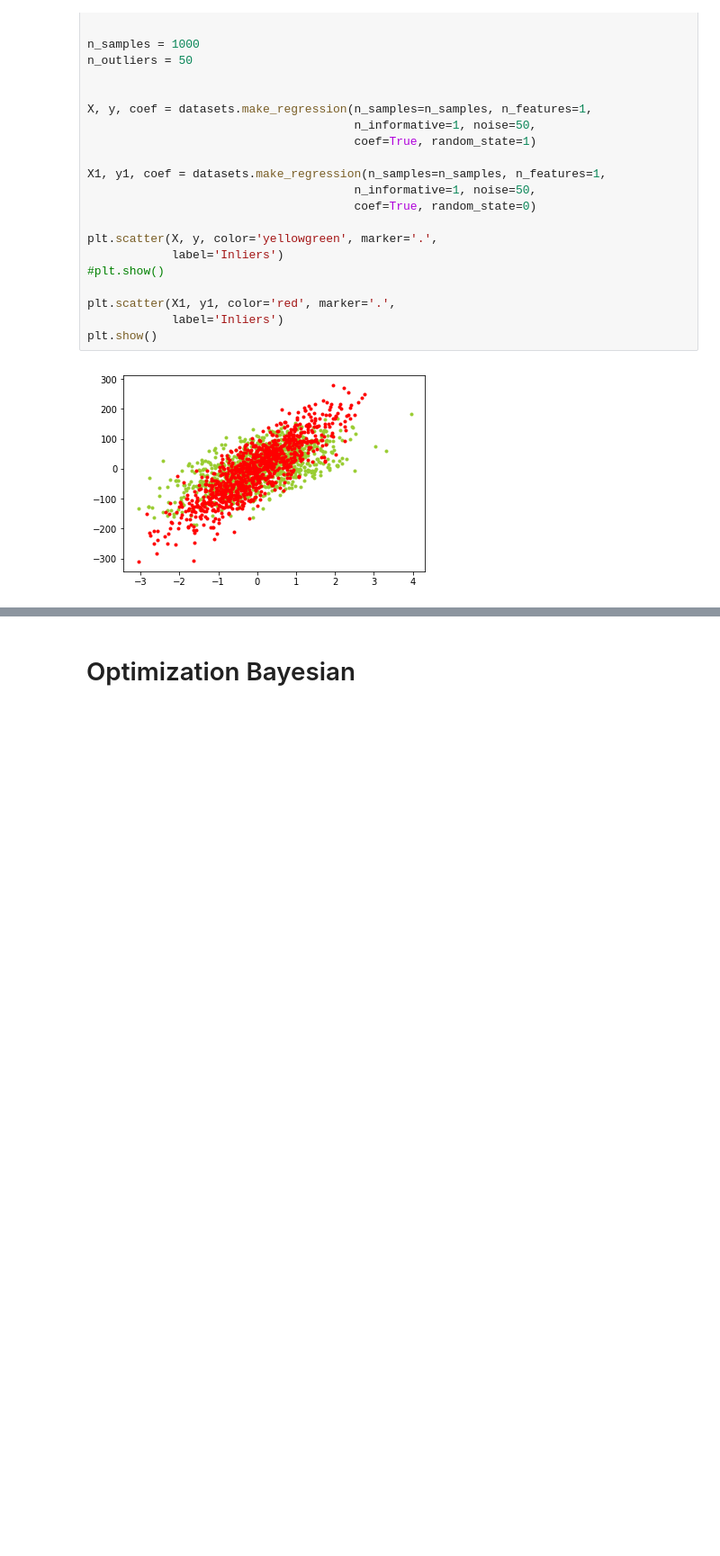
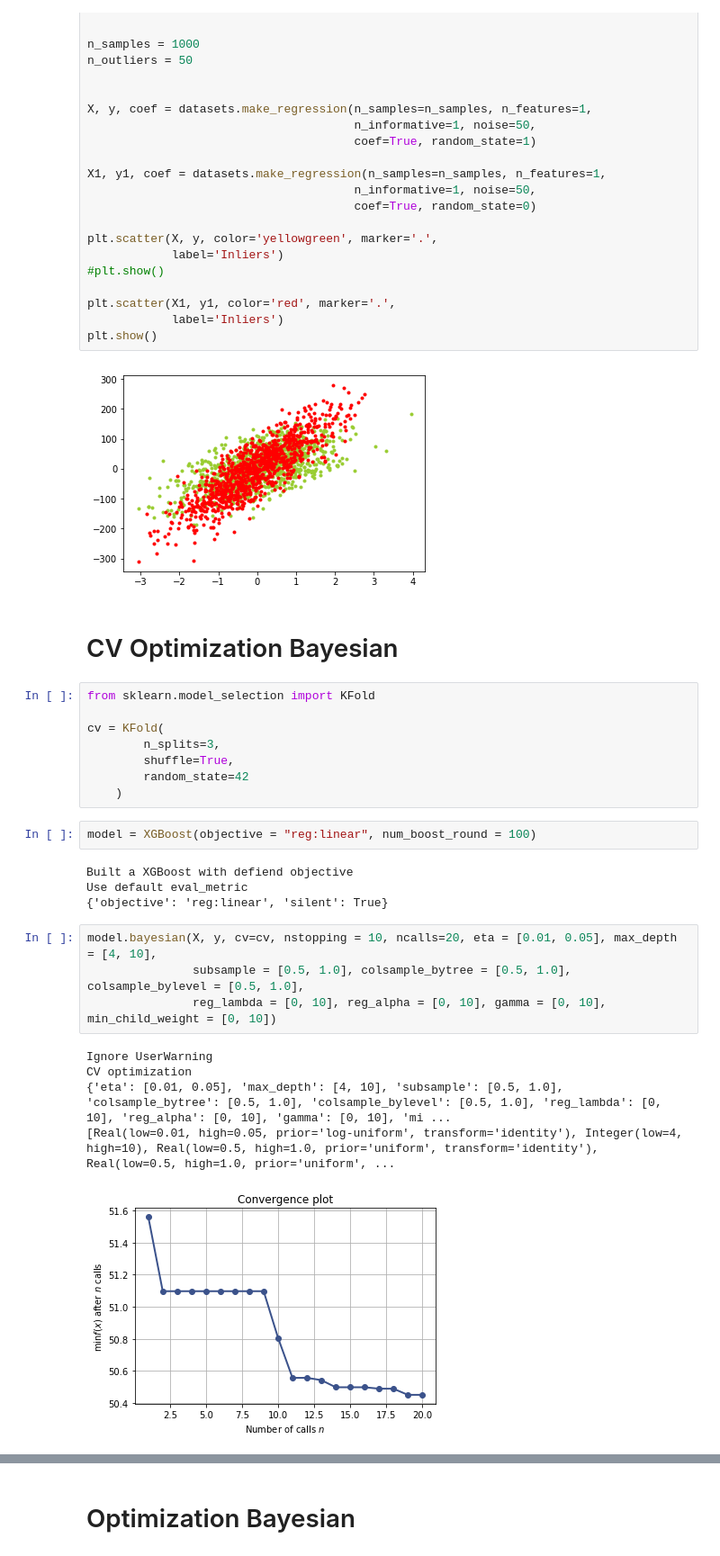
Before and after one commit to m-rahimi/ML_module, a Jupyter notebook: XGBoost_Module.ipynb, the cells around one changed output, grey strips where cells are left out. Shown: that part at 90% size. Saved outputs shown, nothing was run; the diff lists cells and outputs as text; blank space fills up the shorter version.

Commit message:
Add files via upload
add cv optimization

```diff
--- a/XGBoost_Module.ipynb
+++ b/XGBoost_Module.ipynb
@@ -270,3 +301,29 @@ plt.scatter(X1, y1, color='red', marker='.',
 plt.show()
 # %% [output]
 [figure]
+# %% [markdown]
+# CV Optimization Bayesian
+# %%
+from sklearn.model_selection import KFold
+
+cv = KFold(
+        n_splits=3,
+        shuffle=True,
+        random_state=42
+    )
+# %%
+model = XGBoost(objective = "reg:linear", num_boost_round = 100)
+# %% [output]
+Built a XGBoost with defiend objective
+Use default eval_metric
+{'objective': 'reg:linear', 'silent': True}
+# %%
+model.bayesian(X, y, cv=cv, nstopping = 10, ncalls=20, eta = [0.01, 0.05], max_depth = [4, 10],
+               subsample = [0.5, 1.0], colsample_bytree = [0.5, 1.0], colsample_bylevel = [0.5, 1.0],
+               reg_lambda = [0, 10], reg_alpha = [0, 10], gamma = [0, 10], min_child_weight = [0, 10])
+# %% [output]
+Ignore UserWarning
+CV optimization
+{'eta': [0.01, 0.05], 'max_depth': [4, 10], 'subsample': [0.5, 1.0], 'colsample_bytree': [0.5, 1.0], 'colsample_bylevel': [0.5, 1.0], 'reg_lambda': [0, 10], 'reg_alpha': [0, 10], 'gamma': [0, 10], 'mi ...
+[Real(low=0.01, high=0.05, prior='log-uniform', transform='identity'), Integer(low=4, high=10), Real(low=0.5, high=1.0, prior='uniform', transform='identity'), Real(low=0.5, high=1.0, prior='uniform', ...
+[figure, added]
```
Also changed, not shown: parts of 2 cells of this notebook.
